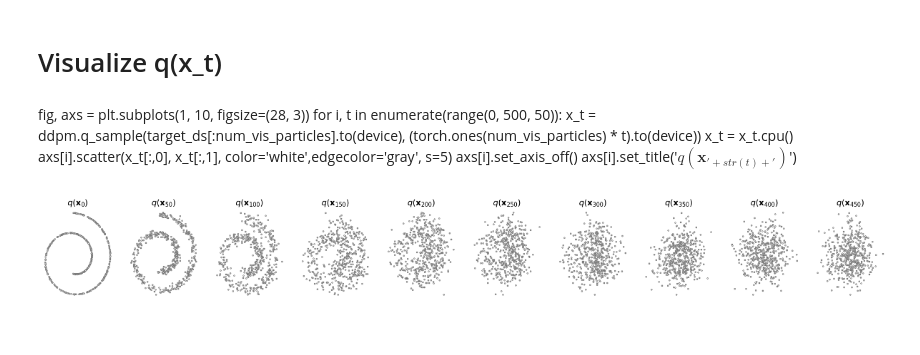
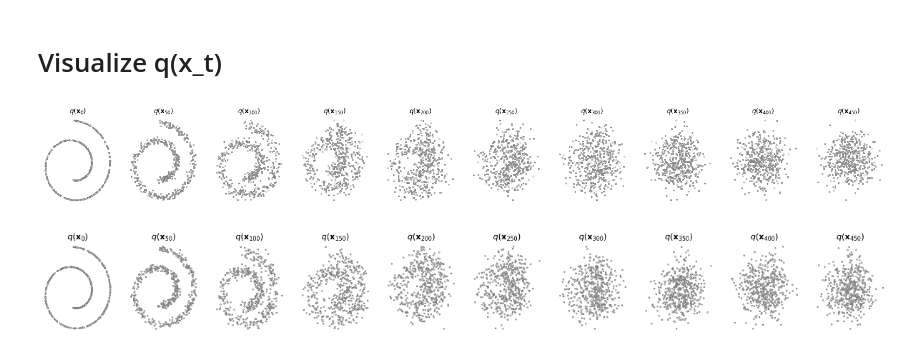
Before and after one commit to elmoghany/DDPM-Denoising-Diffusion-Probabilistic-Model, a Jupyter notebook: DDPM-2D-Plot-Denoising-Diffusion-Model.ipynb, the cells around one changed output. Cells and saved outputs as stored; diff of their text form; code cells hidden in the pictures.

```diff
--- a/DDPM-2D-Plot-Denoising-Diffusion-Model.ipynb
+++ b/DDPM-2D-Plot-Denoising-Diffusion-Model.ipynb
@@ -259,6 +609,4 @@ class SimpleNet(nn.Module):
 # %%
-# DDPM
-
 import numpy as np
 import torch
 import torch.nn as nn
@@ -347,9 +695,9 @@ class DiffusionModule(nn.Module):
         ######## TODO ########
         # DO NOT change the code outside this part.
         # Compute xt.
+        # xt = x0
         alphas_prod_t = extract(self.var_scheduler.alphas_cumprod, t, x0)
-        xt = x0
-
+        xt = alphas_prod_t.sqrt() * x0 + (1 - alphas_prod_t).sqrt() * noise
         #######################
 
         return xt
@@ -369,14 +717,25 @@ class DiffusionModule(nn.Module):
         ######## TODO ########
         # DO NOT change the code outside this part.
         # compute x_t_prev.
+
         if isinstance(t, int):
-            t = torch.tensor([t]).to(self.device)
+            # t = torch.tensor([t]).to(self.device)
+            t = torch.full((xt.shape[0],), t, device=xt.device, dtype=torch.long)
+
         eps_factor = (1 - extract(self.var_scheduler.alphas, t, xt)) / (
             1 - extract(self.var_scheduler.alphas_cumprod, t, xt)
         ).sqrt()
         eps_theta = self.network(xt, t)
 
-        x_t_prev = xt
+        # x_t_prev = xt
+        mean = (xt - eps_factor * eps_theta) / extract(self.var_scheduler.alphas, t, xt).sqrt()
+
+        noise = torch.randn_like(xt)
+        variance = extract(self.var_scheduler.betas, t, xt)
+        variance_noise = variance.sqrt() * noise
+
+        # x_t_prev = mean + variance_noise
+        x_t_prev = mean + variance_noise * (t > 0).float().unsqueeze(1)
 
         #######################
         return x_t_prev
@@ -394,7 +753,12 @@ class DiffusionModule(nn.Module):
         ######## TODO ########
         # DO NOT change the code outside this part.
         # sample x0 based on Algorithm 2 of DDPM paper.
-        x0_pred = torch.zeros(shape).to(self.device)
+        # x0_pred = torch.zeros(shape).to(self.device)
+        x0_pred = torch.randn(shape).to(self.device)
+
+        for t in reversed(range(self.var_scheduler.num_train_timesteps)):
+            time_tensor = torch.full((shape[0],), t, device=self.device, dtype=torch.long)
+            x0_pred = self.p_sample(x0_pred, time_tensor)
 
         ######################
         return x0_pred
@@ -482,9 +846,13 @@ class DiffusionModule(nn.Module):
             .long()
         )
 
-        loss = x0.mean()
+        noise = torch.randn_like(x0)
+        noisy_x = self.q_sample(x0, t, noise)
+        predicted_noise = self.network(noisy_x, t)
 
+        loss = F.mse_loss(predicted_noise, noise)
         ######################
+
         return loss
 
     def save(self, file_path):
@@ -537,14 +905,16 @@ def build_ddpm(config):
 ddpm = build_ddpm(config)
 # %% [markdown]
 # Visualize q(x_t)
-# %% [markdown]
-fig, axs = plt.subplots(1, 10, figsize=(28, 3))
-for i, t in enumerate(range(0, 500, 50)):
-    x_t = ddpm.q_sample(target_ds[:num_vis_particles].to(device), (torch.ones(num_vis_particles) * t).to(device))
-    x_t = x_t.cpu()
-    axs[i].scatter(x_t[:,0], x_t[:,1], color='white',edgecolor='gray', s=5)
-    axs[i].set_axis_off()
-    axs[i].set_title('$q(\mathbf{x}_{'+str(t)+'})$')
+# %%
+fig, axs = plt.subplots(1, 10, figsize=(28, 3))
+for i, t in enumerate(range(0, 500, 50)):
+    x_t = ddpm.q_sample(target_ds[:num_vis_particles].to(device), (torch.ones(num_vis_particles) * t).to(device))
+    x_t = x_t.cpu()
+    axs[i].scatter(x_t[:,0], x_t[:,1], color='white',edgecolor='gray', s=5)
+    axs[i].set_axis_off()
+    axs[i].set_title('$q(\mathbf{x}_{'+str(t)+'})$')
+# %% [output]
+[figure, added]
 # %%
 # You should be able to see the distributions as below.
 vis_qs = Image.open("assets/images/qs.png")
```
Also changed, not shown: parts of 15 cells of this notebook.
